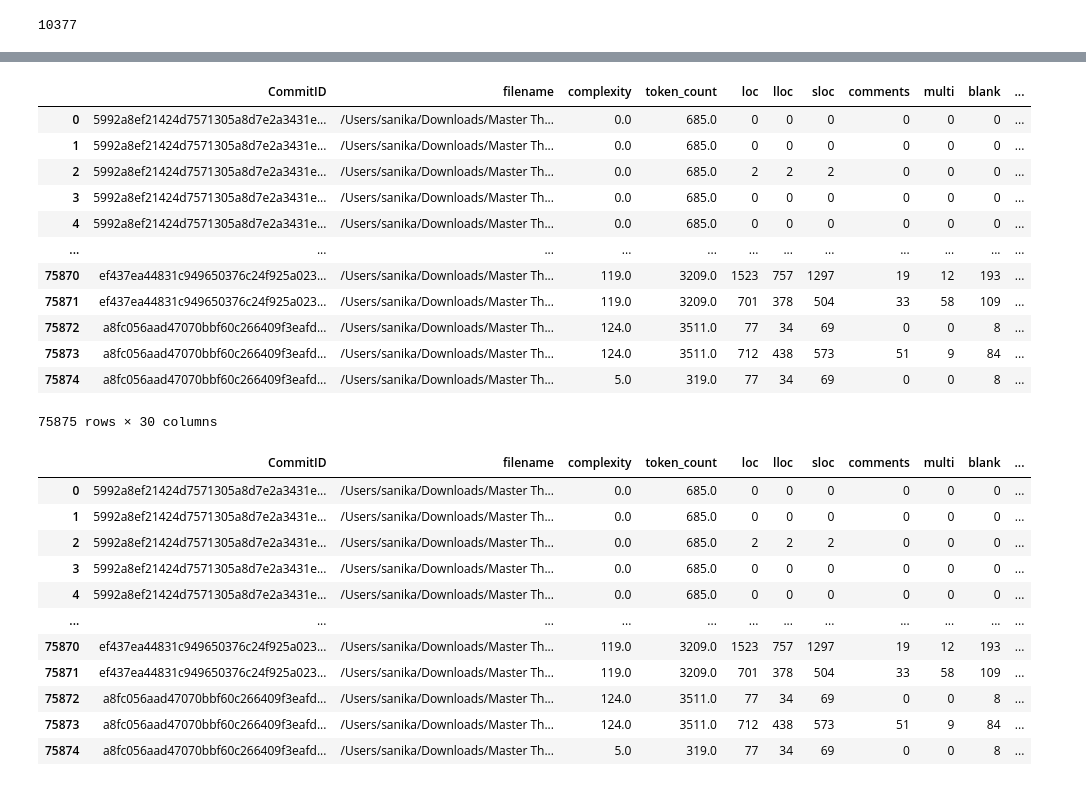
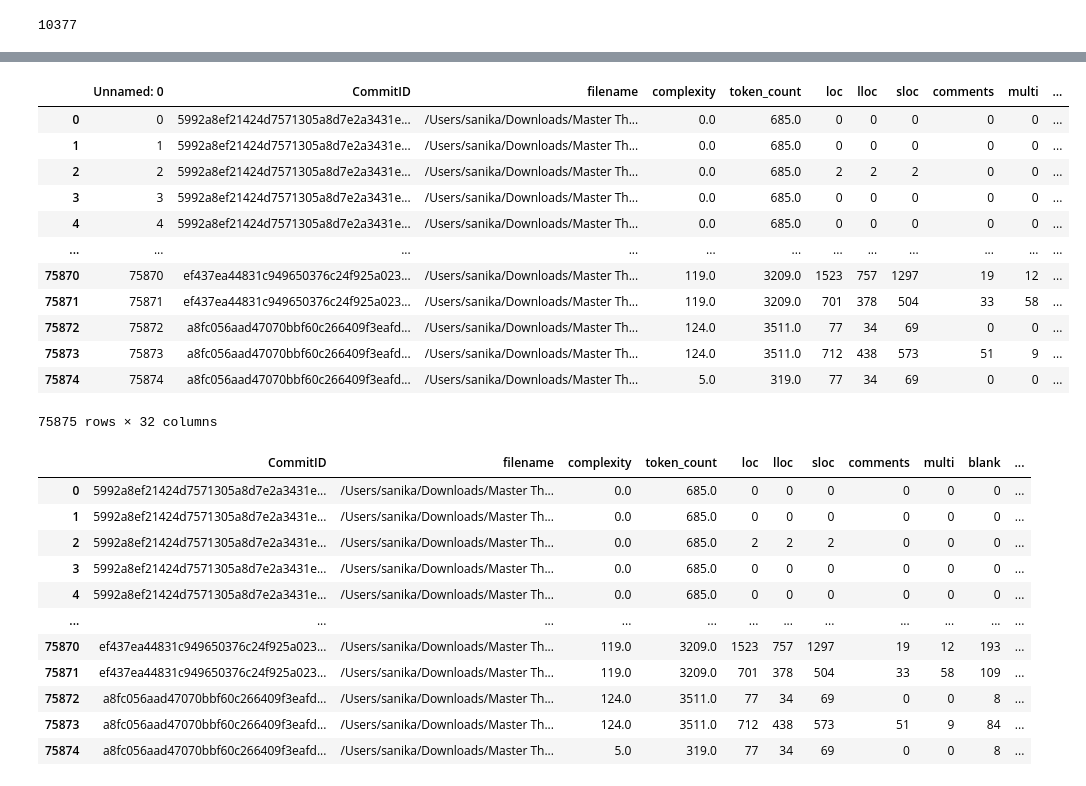
Before and after one commit to sanika27/defect_prediction, a Jupyter notebook: final_dataset_03.ipynb, the cells around one changed output, grey strips where cells are left out. Cells and saved outputs as stored; diff of their text form; code cells hidden in the pictures.

```diff
--- a/final_dataset_03.ipynb
+++ b/final_dataset_03.ipynb
@@ -182,19 +170,23 @@ df.loc[df['CommitID'].isin(buggy_list)]
-# %%
-df
-# %% [output]
-|  | CommitID | filename | complexity | token_count | loc | lloc | sloc | comments | multi | blank | ... |
-| 0 | 5992a8ef21424d7571305a8d7e2a3431e... | /Users/sanika/Downloads/Master Th... | 0.0 | 685.0 | 0 | 0 | 0 | 0 | 0 | 0 | ... |
-| 1 | 5992a8ef21424d7571305a8d7e2a3431e... | /Users/sanika/Downloads/Master Th... | 0.0 | 685.0 | 0 | 0 | 0 | 0 | 0 | 0 | ... |
-| 2 | 5992a8ef21424d7571305a8d7e2a3431e... | /Users/sanika/Downloads/Master Th... | 0.0 | 685.0 | 2 | 2 | 2 | 0 | 0 | 0 | ... |
-| 3 | 5992a8ef21424d7571305a8d7e2a3431e... | /Users/sanika/Downloads/Master Th... | 0.0 | 685.0 | 0 | 0 | 0 | 0 | 0 | 0 | ... |
-| 4 | 5992a8ef21424d7571305a8d7e2a3431e... | /Users/sanika/Downloads/Master Th... | 0.0 | 685.0 | 0 | 0 | 0 | 0 | 0 | 0 | ... |
-| ... | ... | ... | ... | ... | ... | ... | ... | ... | ... | ... | ... |
-| 75870 | ef437ea44831c949650376c24f925a023... | /Users/sanika/Downloads/Master Th... | 119.0 | 3209.0 | 1523 | 757 | 1297 | 19 | 12 | 193 | ... |
-| 75871 | ef437ea44831c949650376c24f925a023... | /Users/sanika/Downloads/Master Th... | 119.0 | 3209.0 | 701 | 378 | 504 | 33 | 58 | 109 | ... |
-| 75872 | a8fc056aad47070bbf60c266409f3eafd... | /Users/sanika/Downloads/Master Th... | 124.0 | 3511.0 | 77 | 34 | 69 | 0 | 0 | 8 | ... |
-| 75873 | a8fc056aad47070bbf60c266409f3eafd... | /Users/sanika/Downloads/Master Th... | 124.0 | 3511.0 | 712 | 438 | 573 | 51 | 9 | 84 | ... |
-| 75874 | a8fc056aad47070bbf60c266409f3eafd... | /Users/sanika/Downloads/Master Th... | 5.0 | 319.0 | 77 | 34 | 69 | 0 | 0 | 8 | ... |
-75875 rows × 30 columns
+# %%
+#fetch data and add headers
+filepath = 'final_dataset_03.csv'
+
+df1 = pd.read_csv(filepath, index_col=False)
+df1
+# %% [output]
+|  | Unnamed: 0 | CommitID | filename | complexity | token_count | loc | lloc | sloc | comments | multi | ... |
+| 0 | 0 | 5992a8ef21424d7571305a8d7e2a3431e... | /Users/sanika/Downloads/Master Th... | 0.0 | 685.0 | 0 | 0 | 0 | 0 | 0 | ... |
+| 1 | 1 | 5992a8ef21424d7571305a8d7e2a3431e... | /Users/sanika/Downloads/Master Th... | 0.0 | 685.0 | 0 | 0 | 0 | 0 | 0 | ... |
+| 2 | 2 | 5992a8ef21424d7571305a8d7e2a3431e... | /Users/sanika/Downloads/Master Th... | 0.0 | 685.0 | 2 | 2 | 2 | 0 | 0 | ... |
+| 3 | 3 | 5992a8ef21424d7571305a8d7e2a3431e... | /Users/sanika/Downloads/Master Th... | 0.0 | 685.0 | 0 | 0 | 0 | 0 | 0 | ... |
+| 4 | 4 | 5992a8ef21424d7571305a8d7e2a3431e... | /Users/sanika/Downloads/Master Th... | 0.0 | 685.0 | 0 | 0 | 0 | 0 | 0 | ... |
+| ... | ... | ... | ... | ... | ... | ... | ... | ... | ... | ... | ... |
+| 75870 | 75870 | ef437ea44831c949650376c24f925a023... | /Users/sanika/Downloads/Master Th... | 119.0 | 3209.0 | 1523 | 757 | 1297 | 19 | 12 | ... |
+| 75871 | 75871 | ef437ea44831c949650376c24f925a023... | /Users/sanika/Downloads/Master Th... | 119.0 | 3209.0 | 701 | 378 | 504 | 33 | 58 | ... |
+| 75872 | 75872 | a8fc056aad47070bbf60c266409f3eafd... | /Users/sanika/Downloads/Master Th... | 124.0 | 3511.0 | 77 | 34 | 69 | 0 | 0 | ... |
+| 75873 | 75873 | a8fc056aad47070bbf60c266409f3eafd... | /Users/sanika/Downloads/Master Th... | 124.0 | 3511.0 | 712 | 438 | 573 | 51 | 9 | ... |
+| 75874 | 75874 | a8fc056aad47070bbf60c266409f3eafd... | /Users/sanika/Downloads/Master Th... | 5.0 | 319.0 | 77 | 34 | 69 | 0 | 0 | ... |
+75875 rows × 32 columns
 # %%
 # Creating new dataframe
 
```
Also changed, not shown: parts of 2 cells of this notebook, 3 other files.
